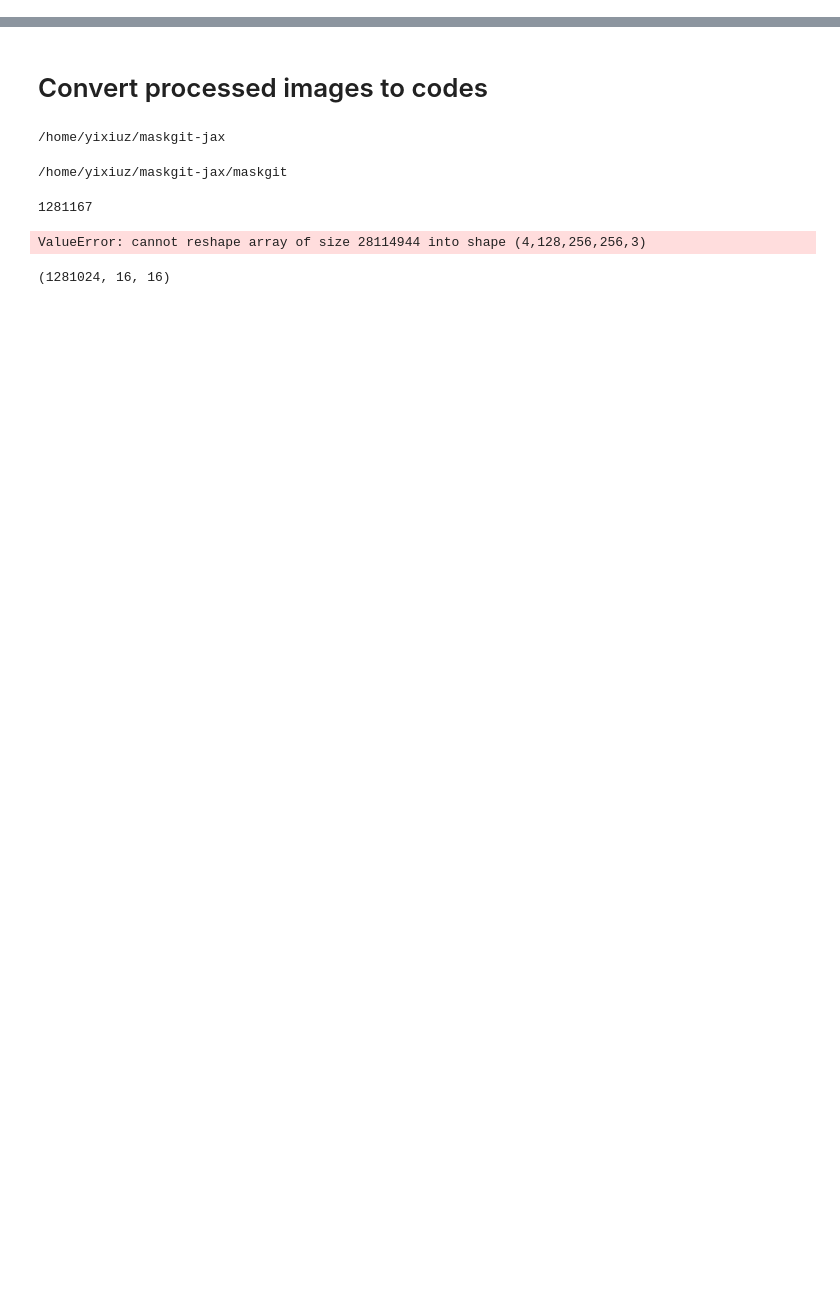
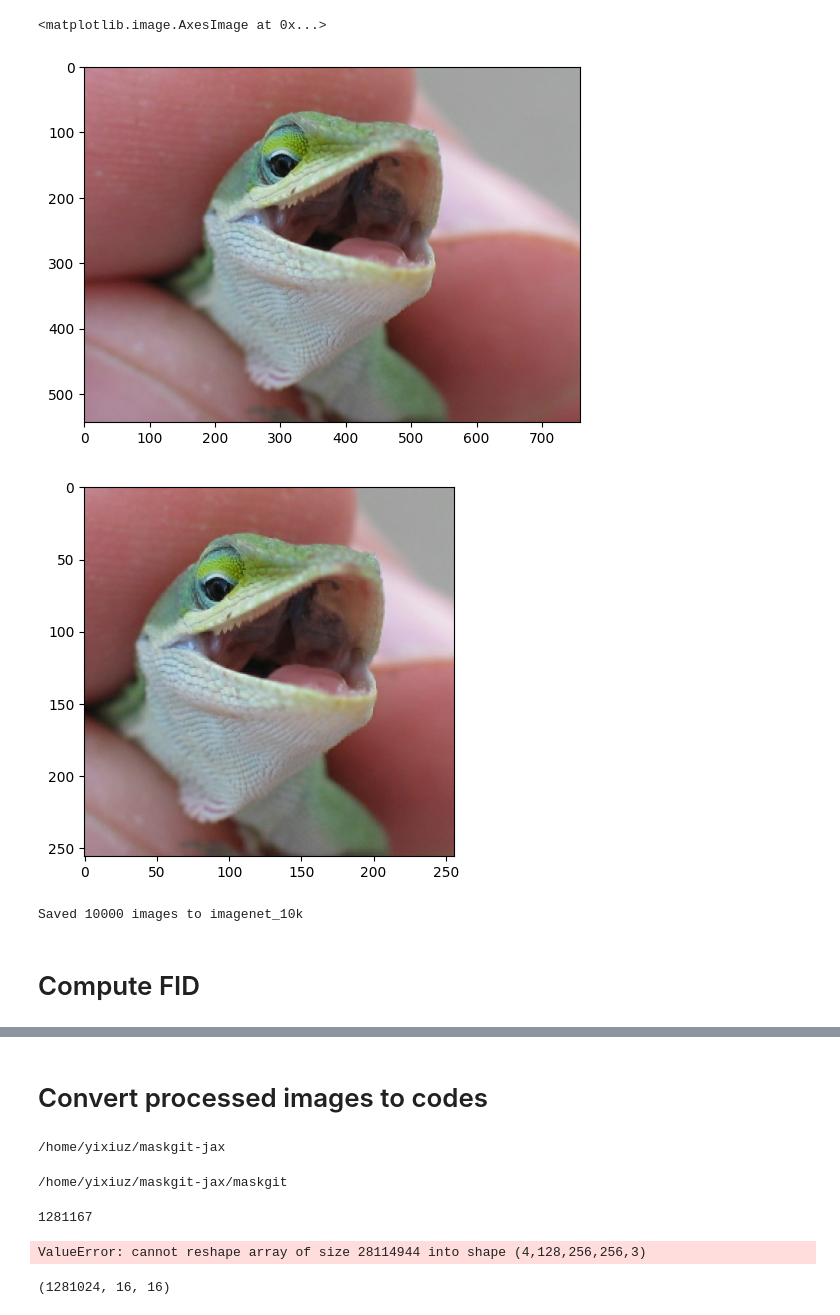
Before and after one commit to matthew9671/maskgit-jax, a Jupyter notebook: preprocess_imagenet.ipynb, the cells around one changed output, grey strips where cells are left out. Cells and saved outputs as stored; diff of their text form; code cells hidden in the pictures; blank space fills up the shorter version.

Commit message:
Successfully computed FID

```diff
--- a/preprocess_imagenet.ipynb
+++ b/preprocess_imagenet.ipynb
@@ -45,12 +68,58 @@ def preprocess_data(i):
     image = normalize(image)
     image = center_crop_largest(image)
     image = resize(image, 256)
+
+    image = tf.clip_by_value(image, 0, 1)
+
     return image
 
 processed = train_dataset.map(preprocess_data)
 # %%
 import matplotlib.pyplot as plt
-id = 10
+id = 1
 plt.imshow(list(train_dataset.take(1000))[id]["image"].numpy())
 plt.figure()
 plt.imshow(list(processed.take(1000))[id].numpy())
+# %% [output]
+<matplotlib.image.AxesImage at 0x...>
+[figure, added]
+[figure, added]
+# %%
+# Saving 10K samples into a folder
+import os
+from PIL import Image
+import numpy as np
+
+# Define the output folder for saving the images
+output_folder = 'imagenet_10k'
+os.makedirs(output_folder, exist_ok=True)
+
+# Shuffle and take 10,000 random samples
+num_images = 10_000
+random_images = processed.shuffle(1024).take(num_images)
+
+# Function to convert a TensorFlow image to PIL and save it
+def save_image(image_tensor, image_index):
+    # Convert the image from a TensorFlow tensor to a numpy array
+    image_np = (image_tensor * 255).numpy().astype(np.uint8)
+
+    # Convert to PIL Image and save
+    pil_image = Image.fromarray(image_np)
+    pil_image.save(os.path.join(output_folder, f'image_{image_index}.png'))
+
+# Iterate through the dataset and save the images
+for index, sample in enumerate(random_images):
+    # Extract the image tensor (and preprocess if necessary)
+    image = sample
+
+    # Save the processed image
+    save_image(image, index)
+
+    if index >= num_images - 1:
+        break
+
+print(f"Saved {num_images} images to {output_folder}")
+# %% [output]
+Saved 10000 images to imagenet_10k
+# %% [markdown]
+# Compute FID
```
Also changed, not shown: parts of 7 cells of this notebook, 3 other files.
